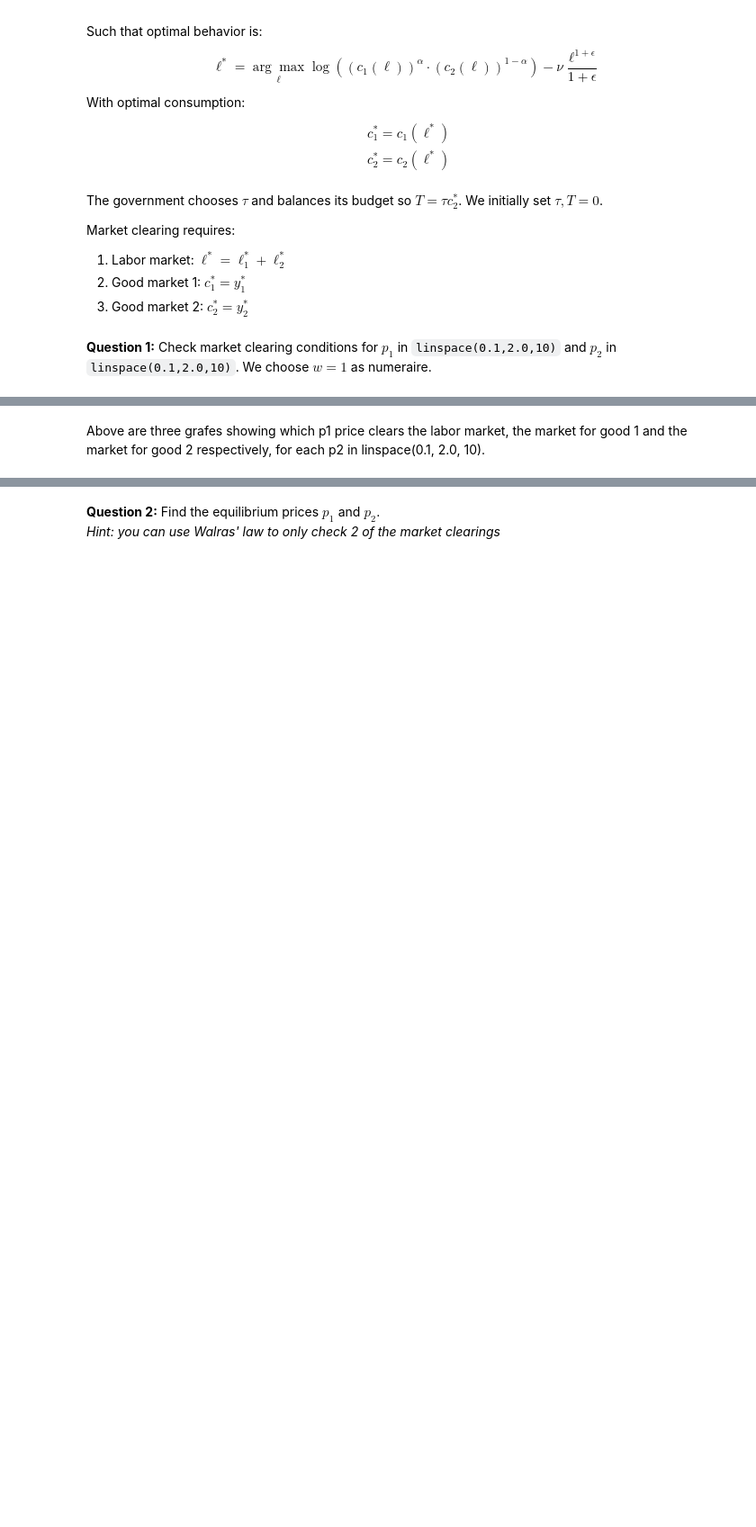
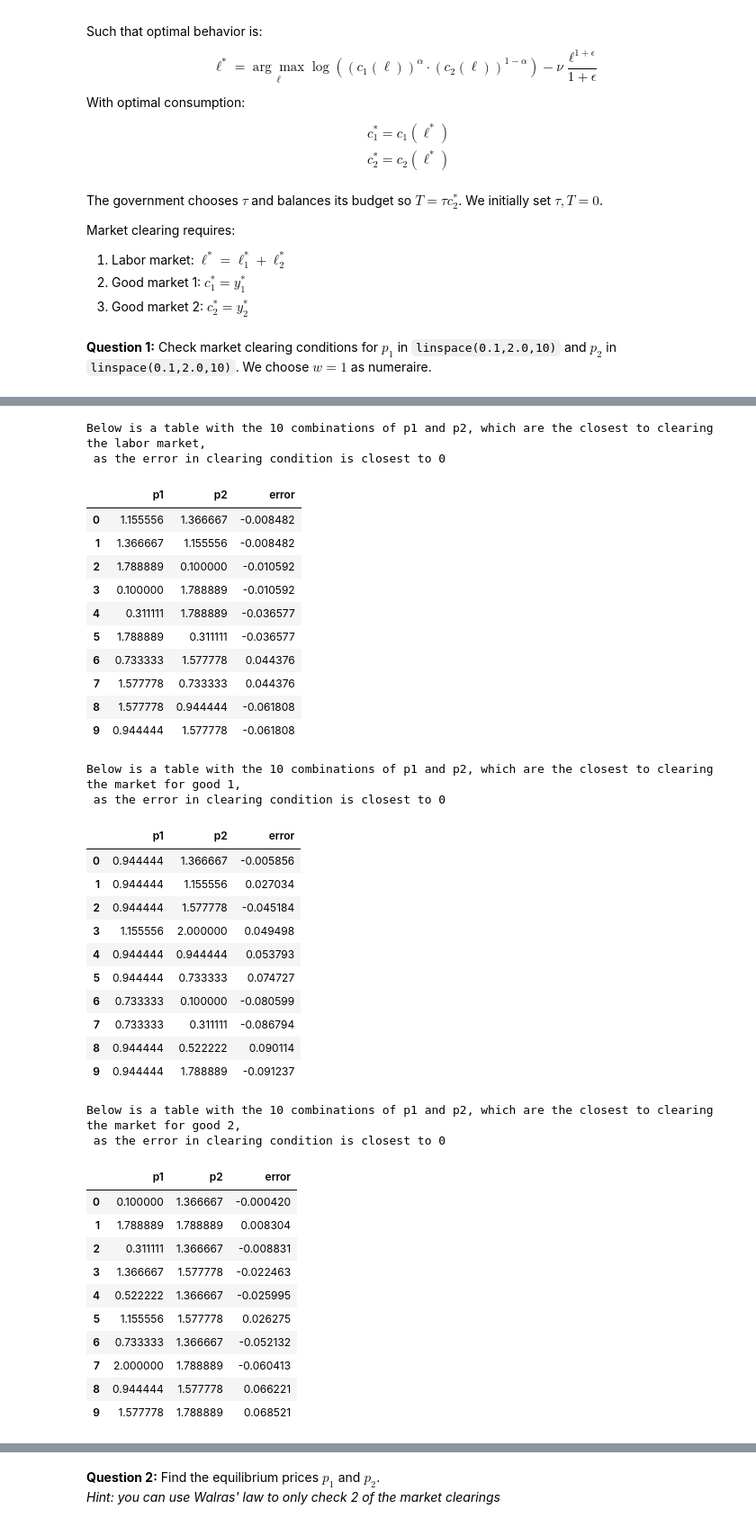
Before and after one commit to NumEconCopenhagen/projects-2024-thomas-lucas-jacob, a Jupyter notebook: examproject/exam_2024.ipynb, the cells around one changed output, grey strips where cells are left out. Shown at 90% size. Drawn from its saved outputs; the diff is of its cells as text; code cells hidden in the pictures; blank space fills up the shorter version.

```diff
--- a/examproject/exam_2024.ipynb
+++ b/examproject/exam_2024.ipynb
@@ -221,2 +95,78 @@ plt.show()
-# %% [markdown]
-Above are three grafes showing which p1 price clears the labor market, the market for good 1 and the market for good 2 respectively, for each p2 in linspace(0.1, 2.0, 10).
+# %%
+p1_val = np.linspace(0.1, 2.0, 10)
+p2_val = np.linspace(0.1, 2.0, 10)
+
+error_labor_clearing = []
+error_good1_clearing = []
+error_good2_clearing = []
+
+for p1 in p1_val:
+    for p2 in p2_val:
+        error_labor = model1.market_clearing_errors(p1, p2)[0]
+        good1_error = model1.market_clearing_errors(p1, p2)[1]
+        good2_error = model1.market_clearing_errors(p1, p2)[2]
+        error_labor_clearing.append({'p1': p1, 'p2': p2, 'error': error_labor})
+        error_good1_clearing.append({'p1': p1, 'p2': p2, 'error': good1_error})
+        error_good2_clearing.append({'p1': p1, 'p2': p2, 'error': good2_error})
+
+df_labor_error = pd.DataFrame(error_labor_clearing)
+df_good1_error = pd.DataFrame(error_good1_clearing)
+df_good2_error = pd.DataFrame(error_good2_clearing)
+
+error_labor_clearing_sorted = sorted(error_labor_clearing, key=lambda x: abs(x['error']))
+error_good1_clearing_sorted = sorted(error_good1_clearing, key=lambda x: abs(x['error']))
+error_good2_clearing_sorted = sorted(error_good2_clearing, key=lambda x: abs(x['error']))
+
+df_labor_error_sorted = pd.DataFrame(error_labor_clearing_sorted)
+df_good1_error_sorted = pd.DataFrame(error_good1_clearing_sorted)
+df_good2_error_sorted = pd.DataFrame(error_good2_clearing_sorted)
+
+print('Below is a table with the 10 combinations of p1 and p2, which are the closest to clearing the labor market,')
+print(' as the error in clearing condition is closest to 0')
+display(df_labor_error_sorted[0:10])
+print('Below is a table with the 10 combinations of p1 and p2, which are the closest to clearing the market for good 1,')
+print(' as the error in clearing condition is closest to 0')
+display(df_good1_error_sorted[0:10])
+print('Below is a table with the 10 combinations of p1 and p2, which are the closest to clearing the market for good 2,')
+print(' as the error in clearing condition is closest to 0')
+display(df_good2_error_sorted[0:10])
+# %% [output]
+Below is a table with the 10 combinations of p1 and p2, which are the closest to clearing the labor market,
+ as the error in clearing condition is closest to 0
+|  | p1 | p2 | error |
+| 0 | 1.155556 | 1.366667 | -0.008482 |
+| 1 | 1.366667 | 1.155556 | -0.008482 |
+| 2 | 1.788889 | 0.100000 | -0.010592 |
+| 3 | 0.100000 | 1.788889 | -0.010592 |
+| 4 | 0.311111 | 1.788889 | -0.036577 |
+| 5 | 1.788889 | 0.311111 | -0.036577 |
+| 6 | 0.733333 | 1.577778 | 0.044376 |
+| 7 | 1.577778 | 0.733333 | 0.044376 |
+| 8 | 1.577778 | 0.944444 | -0.061808 |
+| 9 | 0.944444 | 1.577778 | -0.061808 |
+Below is a table with the 10 combinations of p1 and p2, which are the closest to clearing the market for good 1,
+ as the error in clearing condition is closest to 0
+|  | p1 | p2 | error |
+| 0 | 0.944444 | 1.366667 | -0.005856 |
+| 1 | 0.944444 | 1.155556 | 0.027034 |
+| 2 | 0.944444 | 1.577778 | -0.045184 |
+| 3 | 1.155556 | 2.000000 | 0.049498 |
+| 4 | 0.944444 | 0.944444 | 0.053793 |
+| 5 | 0.944444 | 0.733333 | 0.074727 |
+| 6 | 0.733333 | 0.100000 | -0.080599 |
+| 7 | 0.733333 | 0.311111 | -0.086794 |
+| 8 | 0.944444 | 0.522222 | 0.090114 |
+| 9 | 0.944444 | 1.788889 | -0.091237 |
+Below is a table with the 10 combinations of p1 and p2, which are the closest to clearing the market for good 2,
+ as the error in clearing condition is closest to 0
+|  | p1 | p2 | error |
+| 0 | 0.100000 | 1.366667 | -0.000420 |
+| 1 | 1.788889 | 1.788889 | 0.008304 |
+| 2 | 0.311111 | 1.366667 | -0.008831 |
+| 3 | 1.366667 | 1.577778 | -0.022463 |
+| 4 | 0.522222 | 1.366667 | -0.025995 |
+| 5 | 1.155556 | 1.577778 | 0.026275 |
+| 6 | 0.733333 | 1.366667 | -0.052132 |
+| 7 | 2.000000 | 1.788889 | -0.060413 |
+| 8 | 0.944444 | 1.577778 | 0.066221 |
+| 9 | 1.577778 | 1.788889 | 0.068521 |
```
Also changed, not shown: parts of 12 cells of this notebook.
